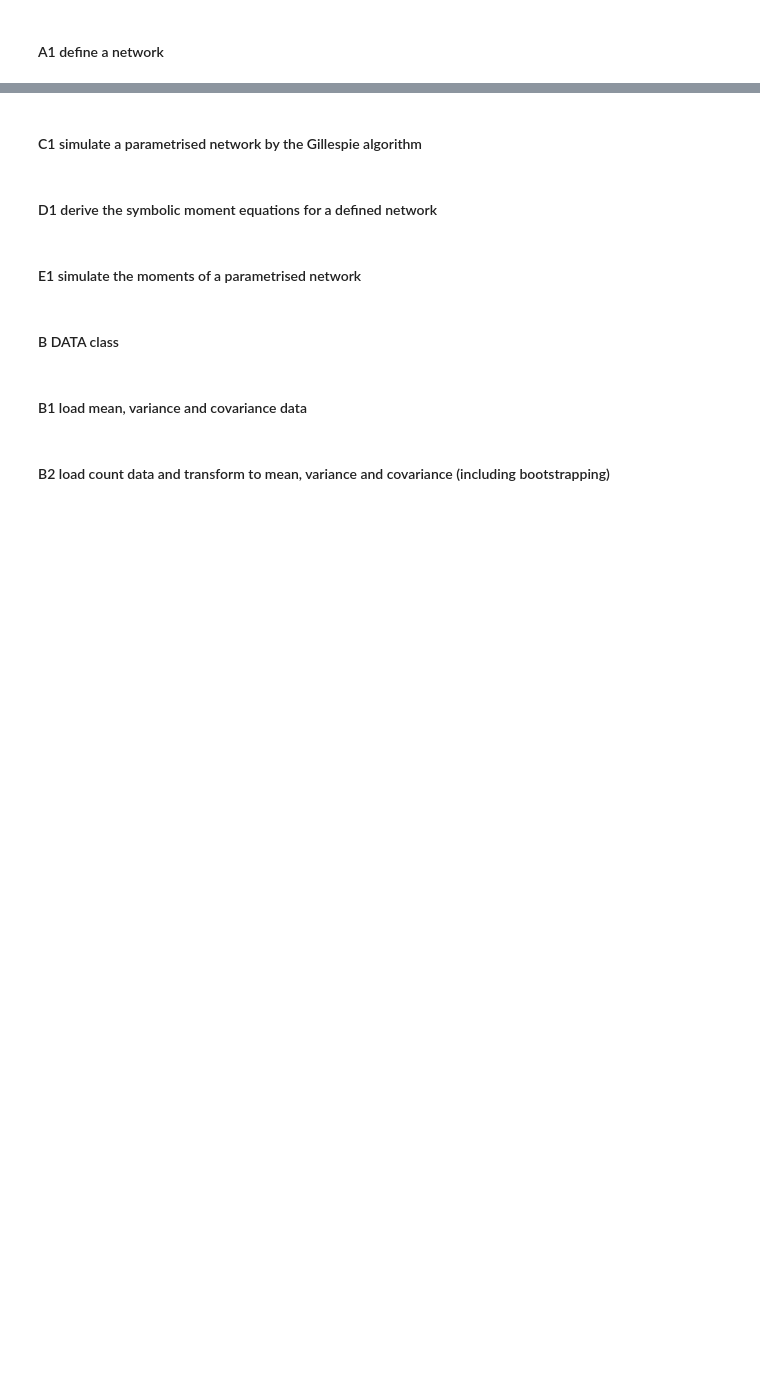
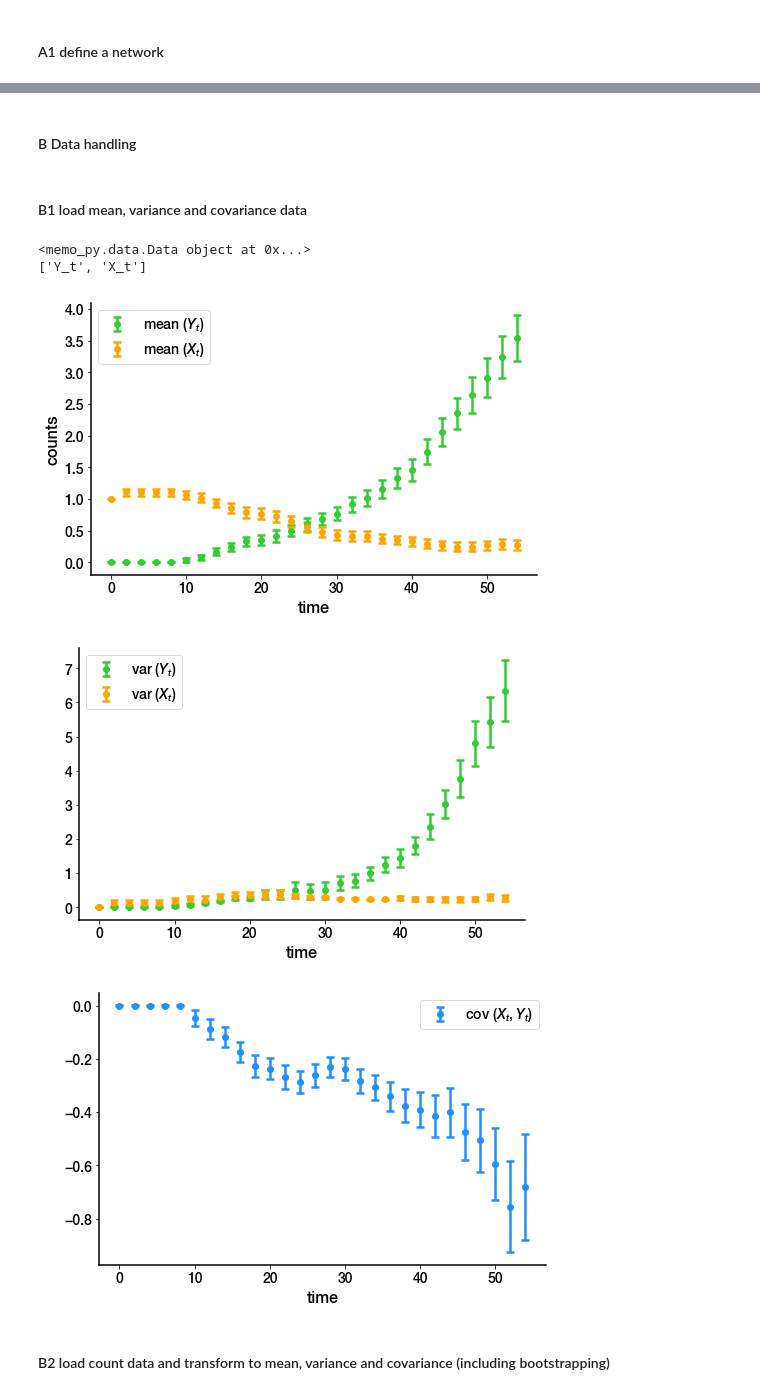
Before and after one commit to mauricelanghinrichs/memocell, a Jupyter notebook: examples/examples.ipynb, the cells around one changed output, grey strips where cells are left out. Drawn from its saved outputs; the diff is of its cells as text; code cells hidden in the pictures; blank space fills up the shorter version.

```diff
--- a/examples/examples.ipynb
+++ b/examples/examples.ipynb
@@ -18,12 +170,74 @@ to explain the different functionalities of this framework based on the three ma
-# %% [markdown]
-#### C1 simulate a parametrised network by the Gillespie algorithm
-# %% [markdown]
-#### D1 derive the symbolic moment equations for a defined network
-# %% [markdown]
-#### E1 simulate the moments of a parametrised network
 # %% [markdown]
-#### B DATA class
+#### B Data handling
 # %% [markdown]
 #### B1 load mean, variance and covariance data
+# %%
+### load predefined data set with pickle
+data = pickle.load(open('count_data_cd44_manual_counting_18_01_14.pickle', 'rb'))
+print(data)
+print(data.data_variables)
+
+### plotting
+# mean
+x_axis = {'label': 'time',
+        'limits': (None, None),
+        'log': False}
+y_axis = {'label': 'counts',
+        'limits': (None, None),
+        'log': False}
+
+settings = {
+    'Y_t': {'label': 'mean $(Y_t)$', 'color': 'limegreen'},
+    'X_t': {'label': 'mean $(X_t)$', 'color': 'orange'}
+}
+
+output = {'output_folder': './example_figures',
+        'plot_name': 'dots_w_bars_evolv_mean'}
+
+im = me.Plots(x_axis, y_axis, show=True)
+im.dots_w_bars_evolv(*data.dots_w_bars_evolv_mean(settings), output)
+
+# var
+x_axis = {'label': 'time',
+        'limits': (None, None),
+        'log': False}
+y_axis = {'label': ' ',
+        'limits': (None, None),
+        'log': False}
+
+settings = {
+    ('Y_t', 'Y_t'): {'label': 'var $(Y_t)$', 'color': 'limegreen'},
+    ('X_t', 'X_t'): {'label': 'var $(X_t)$', 'color': 'orange'}
+}
+
+output = {'output_folder': './example_figures',
+        'plot_name': 'dots_w_bars_evolv_var'}
+
+im = me.Plots(x_axis, y_axis, show=True)
+im.dots_w_bars_evolv(*data.dots_w_bars_evolv_variance(settings), output)
+
+# cov
+x_axis = {'label': 'time',
+        'limits': (None, None),
+        'log': False}
+y_axis = {'label': ' ',
+        'limits': (None, None),
+        'log': False}
+
+settings = {
+    ('X_t', 'Y_t'): {'label': 'cov $(X_t, Y_t)$', 'color': 'dodgerblue'}
+}
+
+output = {'output_folder': './example_figures',
+        'plot_name': 'dots_w_bars_evolv_cov'}
+
+im = me.Plots(x_axis, y_axis, show=True)
+im.dots_w_bars_evolv(*data.dots_w_bars_evolv_covariance(settings), output)
+# %% [output]
+<memo_py.data.Data object at 0x...>
+['Y_t', 'X_t']
+[figure, added]
+[figure, added]
+[figure, added]
 # %% [markdown]
 #### B2 load count data and transform to mean, variance and covariance (including bootstrapping)
```
Also changed, not shown: parts of 32 cells of this notebook, 39 other files.
